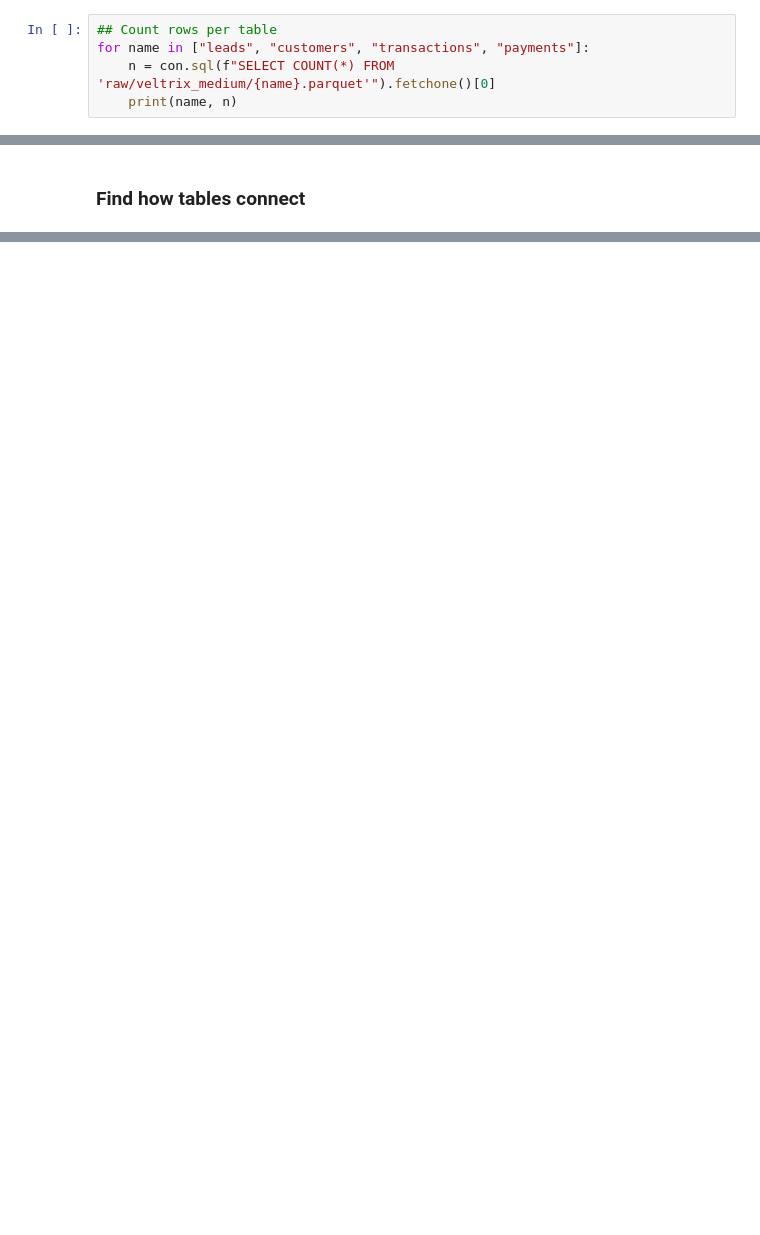
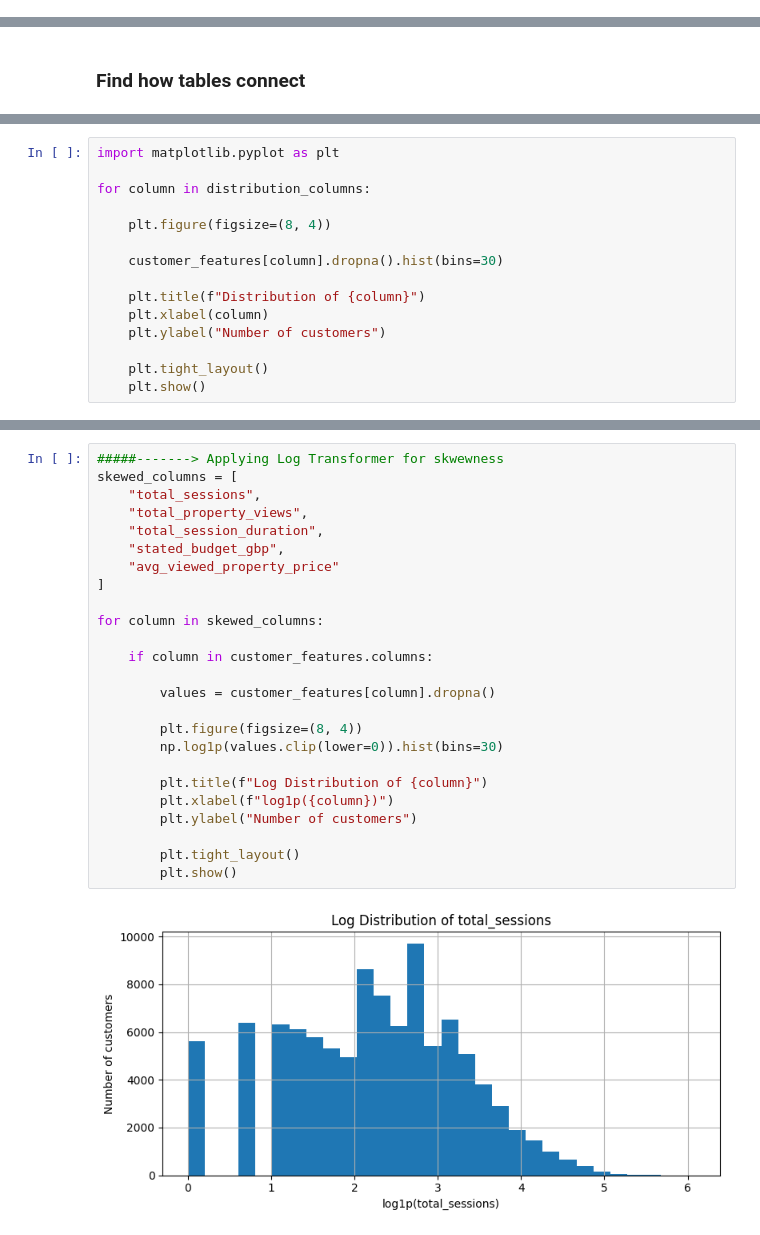
Before and after one commit to LUCIUSNJOKU/veltrix_customer_segmentation, a Jupyter notebook: notebooks/01_data_extraction.ipynb, the cells around one changed output, grey strips where cells are left out. Saved outputs shown, nothing was run; the diff lists cells and outputs as text; blank space fills up the shorter version.

```diff
--- a/notebooks/01_data_extraction.ipynb
+++ b/notebooks/01_data_extraction.ipynb
@@ -173,5 +237,0 @@ IOException: IO Error: No files found that match the pattern "raw/veltrix_medium
-# %%
-## Count rows per table
-for name in ["leads", "customers", "transactions", "payments"]:
-    n = con.sql(f"SELECT COUNT(*) FROM 'raw/veltrix_medium/{name}.parquet'").fetchone()[0]
-    print(name, n)
@@ -192,0 +3849,15 @@ for col, tbls in id_map.items():
+# %%
+import matplotlib.pyplot as plt
+
+for column in distribution_columns:
+
+    plt.figure(figsize=(8, 4))
+
+    customer_features[column].dropna().hist(bins=30)
+
+    plt.title(f"Distribution of {column}")
+    plt.xlabel(column)
+    plt.ylabel("Number of customers")
+
+    plt.tight_layout()
+    plt.show()
@@ -192,0 +3877,27 @@ for col, tbls in id_map.items():
+# %%
+#####-------> Applying Log Transformer for skwewness
+skewed_columns = [
+    "total_sessions",
+    "total_property_views",
+    "total_session_duration",
+    "stated_budget_gbp",
+    "avg_viewed_property_price"
+]
+
+for column in skewed_columns:
+
+    if column in customer_features.columns:
+
+        values = customer_features[column].dropna()
+
+        plt.figure(figsize=(8, 4))
+        np.log1p(values.clip(lower=0)).hist(bins=30)
+
+        plt.title(f"Log Distribution of {column}")
+        plt.xlabel(f"log1p({column})")
+        plt.ylabel("Number of customers")
+
+        plt.tight_layout()
+        plt.show()
+# %% [output]
+[figure, added]
```
Also changed, not shown: parts of 214 cells of this notebook, 7 other files.
